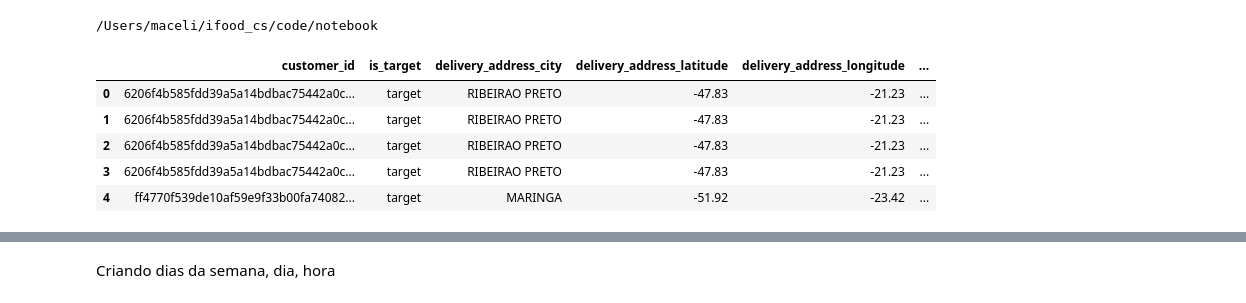
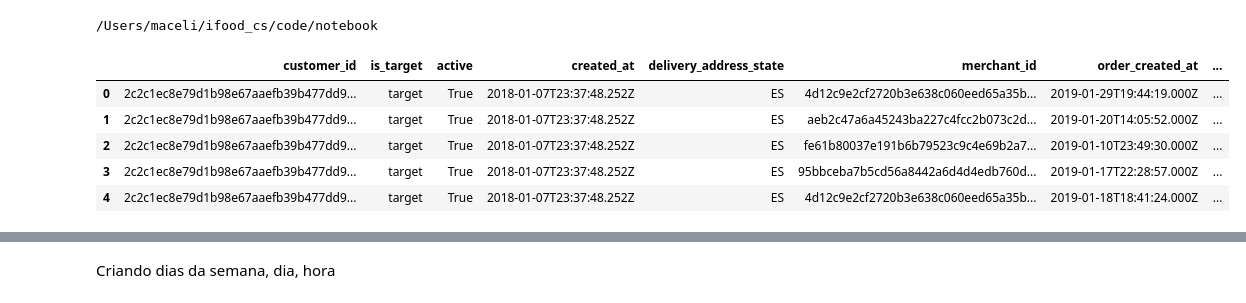
Before and after one commit to elianezanlorense/ifood_cs, a Jupyter notebook: code/notebook/05.cli_res.ipynb, the cells around one changed output, grey strips where cells are left out. Cells and saved outputs as stored; diff of their text form; code cells hidden in the pictures.

```diff
--- a/code/notebook/05.cli_res.ipynb
+++ b/code/notebook/05.cli_res.ipynb
@@ -24,12 +24,12 @@ from utilities.functions import (
 # %%
 from pathlib import Path
 BASE_PATH = Path("/Users/maceli/ifood_cs/dados")
-df = pd.read_parquet(BASE_PATH / "silver" / "df_p_2.parquet").drop([ "delivery_address_district", "delivery_address_country",'customer_name','active','created_at','delivery_address_external_id'], axis=1)
+df = pd.read_parquet(BASE_PATH / "silver" / "df_p_2.parquet")#.drop([ "delivery_address_district", "delivery_address_country",'customer_name','active','created_at','delivery_address_external_id'], axis=1)
 df.head()
 # %% [output]
-|  | customer_id | is_target | delivery_address_city | delivery_address_latitude | delivery_address_longitude | ... |
-| 0 | 6206f4b585fdd39a5a14bdbac75442a0c... | target | RIBEIRAO PRETO | -47.83 | -21.23 | ... |
-| 1 | 6206f4b585fdd39a5a14bdbac75442a0c... | target | RIBEIRAO PRETO | -47.83 | -21.23 | ... |
-| 2 | 6206f4b585fdd39a5a14bdbac75442a0c... | target | RIBEIRAO PRETO | -47.83 | -21.23 | ... |
-| 3 | 6206f4b585fdd39a5a14bdbac75442a0c... | target | RIBEIRAO PRETO | -47.83 | -21.23 | ... |
-| 4 | ff4770f539de10af59e9f33b00fa74082... | target | MARINGA | -51.92 | -23.42 | ... |
+|  | customer_id | is_target | active | created_at | delivery_address_state | merchant_id | order_created_at | ... |
+| 0 | 2c2c1ec8e79d1b98e67aaefb39b477dd9... | target | True | 2018-01-07T23:37:48.252Z | ES | 4d12c9e2cf2720b3e638c060eed65a35b... | 2019-01-29T19:44:19.000Z | ... |
+| 1 | 2c2c1ec8e79d1b98e67aaefb39b477dd9... | target | True | 2018-01-07T23:37:48.252Z | ES | aeb2c47a6a45243ba227c4fcc2b073c2d... | 2019-01-20T14:05:52.000Z | ... |
+| 2 | 2c2c1ec8e79d1b98e67aaefb39b477dd9... | target | True | 2018-01-07T23:37:48.252Z | ES | fe61b80037e191b6b79523c9c4e69b2a7... | 2019-01-10T23:49:30.000Z | ... |
+| 3 | 2c2c1ec8e79d1b98e67aaefb39b477dd9... | target | True | 2018-01-07T23:37:48.252Z | ES | 95bbceba7b5cd56a8442a6d4d4edb760d... | 2019-01-17T22:28:57.000Z | ... |
+| 4 | 2c2c1ec8e79d1b98e67aaefb39b477dd9... | target | True | 2018-01-07T23:37:48.252Z | ES | 4d12c9e2cf2720b3e638c060eed65a35b... | 2019-01-18T18:41:24.000Z | ... |
```
Also changed, not shown: parts of 16 cells of this notebook.
